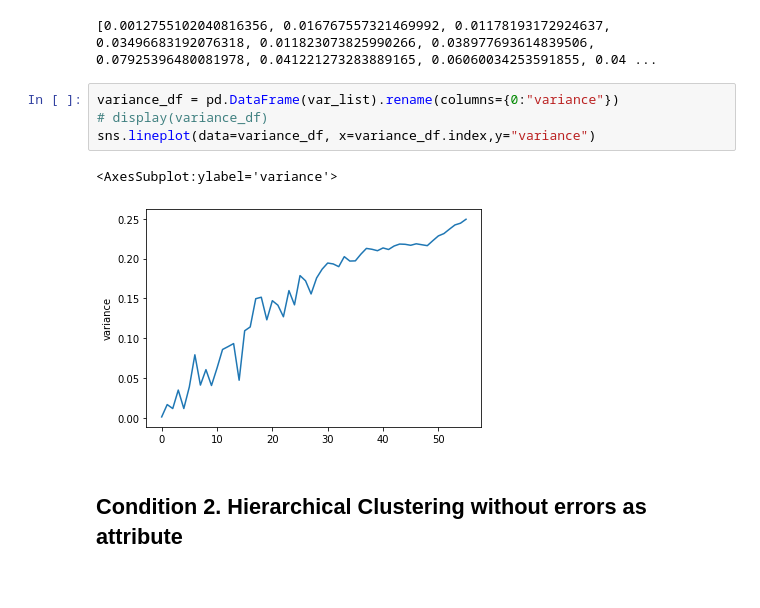
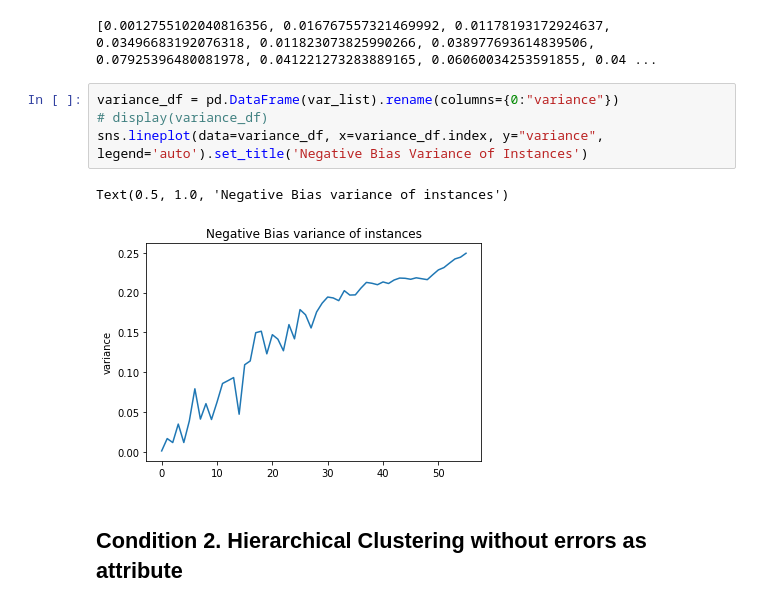
Before and after one commit to Sm2468/msc_thesis, a Jupyter notebook: Pipeline/6_baselines.ipynb, the cells around one changed output. Cells and saved outputs as stored; diff of their text form.

```diff
--- a/Pipeline/6_baselines.ipynb
+++ b/Pipeline/6_baselines.ipynb
@@ -81,10 +85,10 @@ print(var_list)
 # %%
 variance_df = pd.DataFrame(var_list).rename(columns={0:"variance"})
 # display(variance_df)
-sns.lineplot(data=variance_df, x=variance_df.index,y="variance")
+sns.lineplot(data=variance_df, x=variance_df.index, y="variance", legend='auto').set_title('Negative Bias Variance of Instances')
 # %% [output]
-<AxesSubplot:ylabel='variance'>
+Text(0.5, 1.0, 'Negative Bias variance of instances')
-[figure, old version]
+[figure, new version]
 # %% [markdown]
 ## Condition 2. Hierarchical Clustering without errors as attribute
 # %%
```
Also changed, not shown: parts of 3 cells of this notebook, 5 other files.
